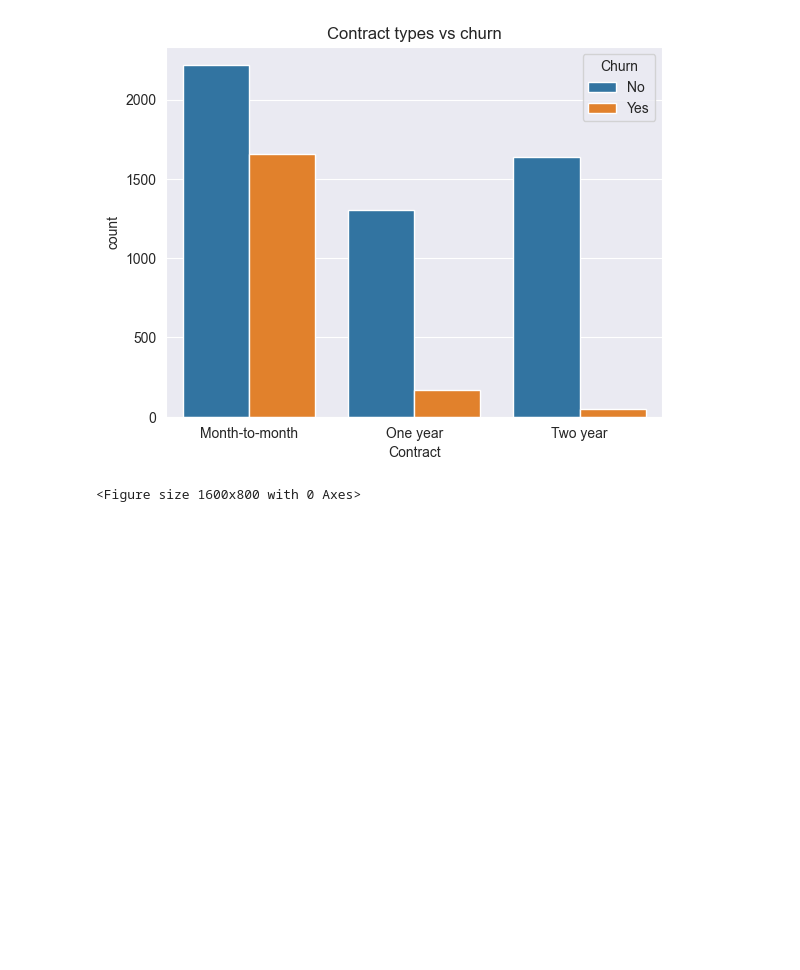
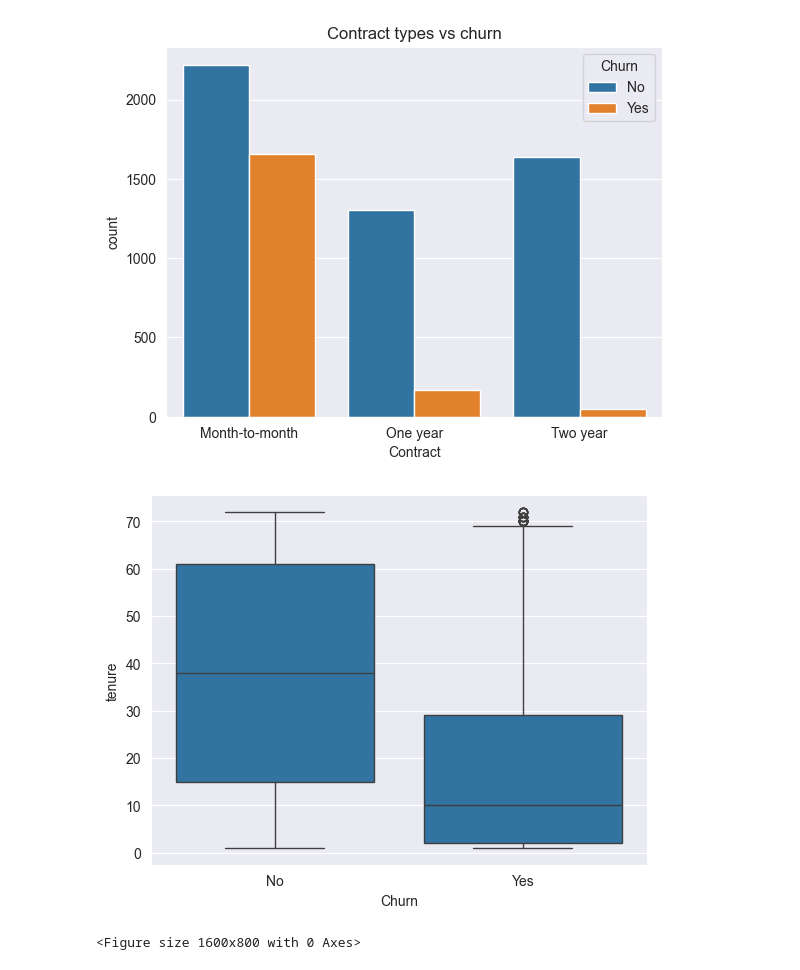
Before and after one commit to natix-x/Telco-Customer-Churn-Prediction, a Jupyter notebook: data_analysis.ipynb, the cells around one changed output. Drawn from its saved outputs; the diff is of its cells as text; code cells hidden in the pictures; blank space fills up the shorter version.

Commit message:
tenure further analysis

```diff
--- a/data_analysis.ipynb
+++ b/data_analysis.ipynb
@@ -114,6 +117,10 @@ sns.countplot(data=df, x="Contract", hue="Churn")
 plt.title("Contract types vs churn");
 # %% [output]
 [figure]
+# %%
+sns.boxplot(data=df, x="Churn", y="tenure");
+# %% [output]
+[figure, added]
 # %%
 plt.figure(figsize=(8,4), dpi=200)
 sns.displot(data=df, x="tenure", bins=40, hue="Churn")
```
Also changed, not shown: parts of 7 cells of this notebook.
